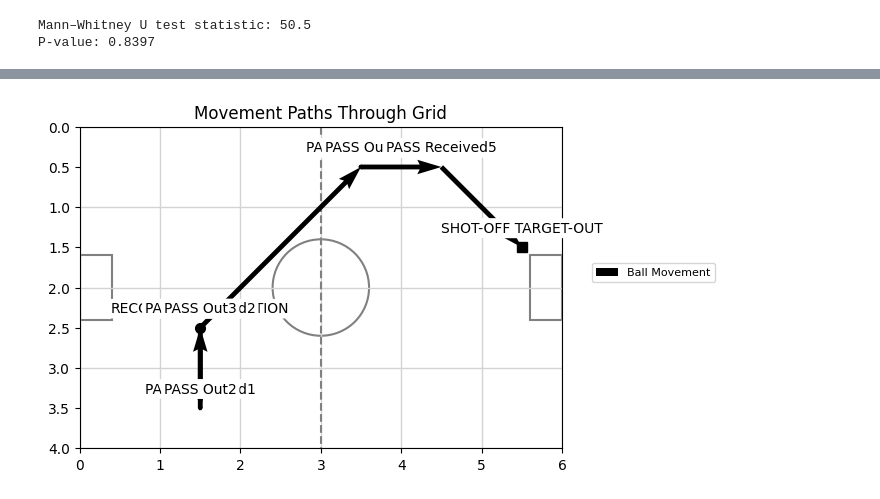
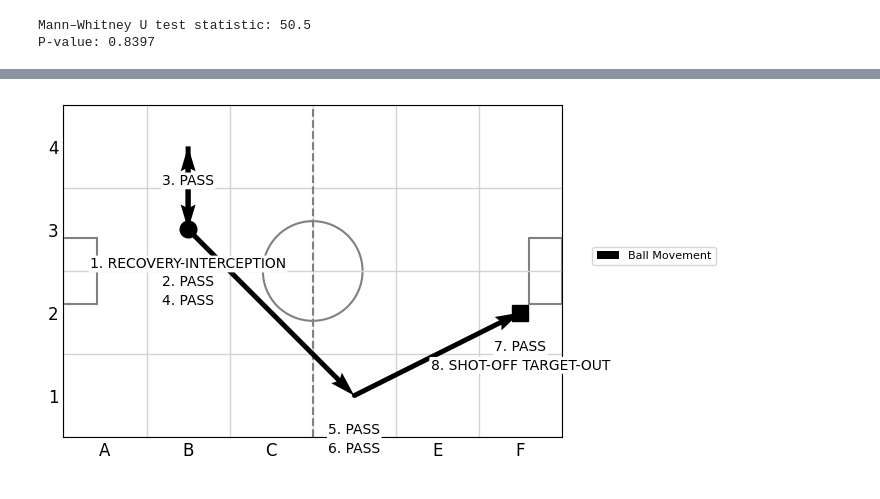
Before and after one commit to VitoChan01/Soccer, a Jupyter notebook: measurements.ipynb, the cells around one changed output, grey strips where cells are left out. Saved outputs shown, nothing was run; the diff lists cells and outputs as text; code cells hidden in the pictures.

Commit message:
improved grid vis

```diff
--- a/measurements.ipynb
+++ b/measurements.ipynb
@@ -518,94 +493,102 @@ import numpy as np
 import string
 import matplotlib.cm as cm
 
-# Convert grid cell name to center coordinates
+# Convert grid cell name to center coordinates (A1 is bottom-left)
 def cell_to_coords(cell):
     col_letter = cell[0].upper()
     row_number = int(cell[1:]) - 1
     col_number = string.ascii_uppercase.index(col_letter)
     return (col_number + 0.5, row_number + 0.5)
 
-# Example: define 11 different paths (replace with your actual data)
-paths = [
-]
 
-# Set up color map
-colors = cm.get_cmap('tab10', len(paths))
+colors = ['#a6cee3','#1f78b4','#b2df8a','#33a02c','#fb9a99','#e31a1c','#fdbf6f','#ff7f00','#cab2d6','#6a3d9a','#b15928']
 
-# Plot
 fig, ax = plt.subplots(figsize=(7, 7))
 
-# Draw grid
-for i in range(11):
-    ax.plot([0, 10], [i, i], color='lightgray', linewidth=1)
-    ax.plot([i, i], [0, 10], color='lightgray', linewidth=1)
+cols = 6  # A-F
+rows = 4  # 1-4
 
-# === Draw simplified soccer field for 6x4 grid ===
-# === Draw simplified soccer field for 6x4 grid using gray elements ===
+# Draw grid lines
+for i in range(cols + 1):
+    ax.plot([i, i], [0, rows], color='lightgray', linewidth=1)
+for j in range(rows + 1):
+    ax.plot([0, cols], [j, j], color='lightgray', linewidth=1)
 
-# Midfield line (vertical center line)
-ax.plot([3, 3], [0, 4], color='gray', linestyle='--', linewidth=1.5)
+# Set axis limits
+ax.set_xlim(0, cols)
+ax.set_ylim(0, rows)
 
-# Center circle
+# Set axis ticks to be at cell edges (so labels appear centered on cells)
+ax.set_xticks(np.arange(cols) + 0.5)
+ax.set_yticks(np.arange(rows) + 0.5)
+
+# Set tick labels: x-axis letters A-F
+ax.set_xticklabels(list(string.ascii_uppercase[:cols]), fontsize=12)
+# y-axis numbers 1-4 (bottom to top)
+ax.set_yticklabels([str(i) for i in range(1, rows + 1)], fontsize=12)
+
+# Remove minor ticks and grid
+ax.tick_params(axis='both', which='both', length=0)  # no tick marks
+
+# Draw soccer field elements (unchanged)
+ax.plot([3, 3], [0, rows], color='gray', linestyle='--', linewidth=1.5)
 center_circle = plt.Circle((3, 2), 0.6, color='gray', fill=False, linewidth=1.5)
 ax.add_patch(center_circle)
-
-# Left goal area: width=0.4, height=0.8, centered at y=2 → y=1.6 to y=2.4
 left_goal_area = plt.Rectangle((0, 1.6), 0.4, 0.8, edgecolor='gray', facecolor='none', linewidth=1.5)
 ax.add_patch(left_goal_area)
-
-# Right goal area
 right_goal_area = plt.Rectangle((5.6, 1.6), 0.4, 0.8, edgecolor='gray', facecolor='none', linewidth=1.5)
 ax.add_patch(right_goal_area)
 
-
 ####################################
-# Example ball movement path (you'll replace this with your parsed list)
+# Ball movement plotting part
 ball_path = ball_movement_grid_cells
 ball_coords = [cell_to_coords(cell) for cell in ball_path]
 Xb, Yb = zip(*ball_coords)
 Ub = np.diff(Xb)
 Vb = np.diff(Yb)
 
-# Start positions for arrows
 Xb_start = Xb[:-1]
 Yb_start = Yb[:-1]
 
-# Plot black arrows for ball movement
 ax.quiver(Xb_start, Yb_start, Ub, Vb, angles='xy', scale_units='xy', scale=1,
           color='black', width=0.01, label='Ball Movement', zorder=10)
 
 
-offset = 0.15  # vertical offset above the start point (adjust as needed)
+offset_base = 0.5  # base vertical offset
+label_spacing = 0.22  # vertical spacing between stacked labels
+
+# Keep track of how many labels per (x,y) cell center
+label_counts = {}
 
 for i in range(len(ball_path)):
     start_x = Xb[i]
     start_y = Yb[i]
-
     label = ball_movement_activities[i]
 
-    ax.text(start_x, start_y - offset, label, fontsize=10, color='black', ha='center', va='bottom',
-            bbox=dict(facecolor='white', edgecolor='none', boxstyle='round,pad=0.2'), zorder=11)
+    # Key for this position rounded to a grid center (avoid floating issues)
+    key = (round(start_x, 3), round(start_y, 3))
+
+    # Count how many labels already here
+    count = label_counts.get(key, 0)
+    label_counts[key] = count + 1
+
+    # Calculate vertical offset based on count
+    y_offset = offset_base + count * label_spacing
+
+    ax.text(start_x, start_y - y_offset, label, fontsize=10, color='black',
+            ha='center', va='bottom',
+            bbox=dict(facecolor='white', edgecolor='none', boxstyle='round,pad=0.1'), zorder=11)
 
 
-
-# Optional: Mark start and end
-ax.plot(Xb[0], Yb[0], 'o', color='black', markersize=7)   # Start
-ax.plot(Xb[-1], Yb[-1], 's', color='black', markersize=7) # End
+ax.plot(Xb[0], Yb[0], 'o', color='black', markersize=12)   # Start marker
+ax.plot(Xb[-1], Yb[-1], 's', color='black', markersize=12) # End marker
 ####################################
 
 
-
-
-# Settings
-ax.set_xlim(0, 6)
-ax.set_ylim(0, 4)
 ax.set_aspect('equal')
-ax.invert_yaxis()
-ax.set_title('Movement Paths Through Grid')
 ax.legend(loc='lower left', bbox_to_anchor=(1.05, 0.5), fontsize=8)
 plt.tight_layout()
-plt.grid(False)
+plt.savefig("examplePossessionWithShot.png", dpi=300, bbox_inches='tight')
 plt.show()
 # %% [output]
-[figure, old version]
+[figure, new version]
```
Also changed, not shown: parts of 10 cells of this notebook, 3 other files.
